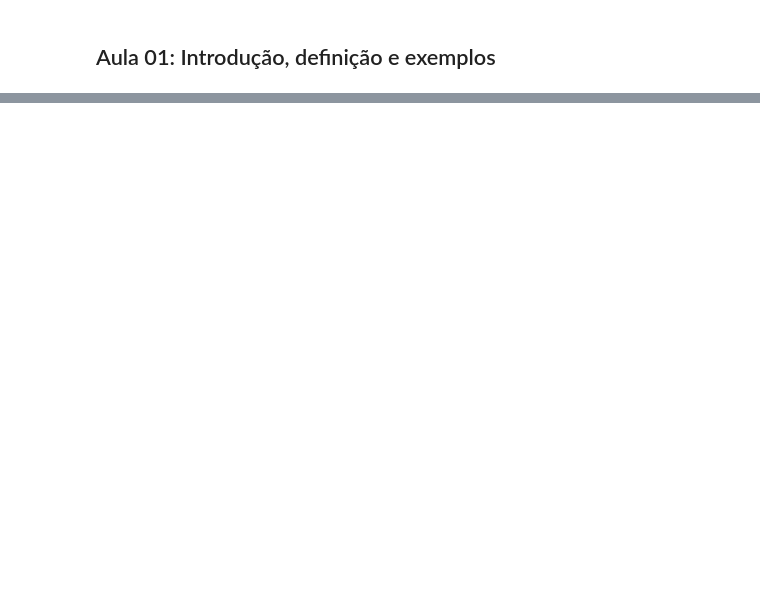
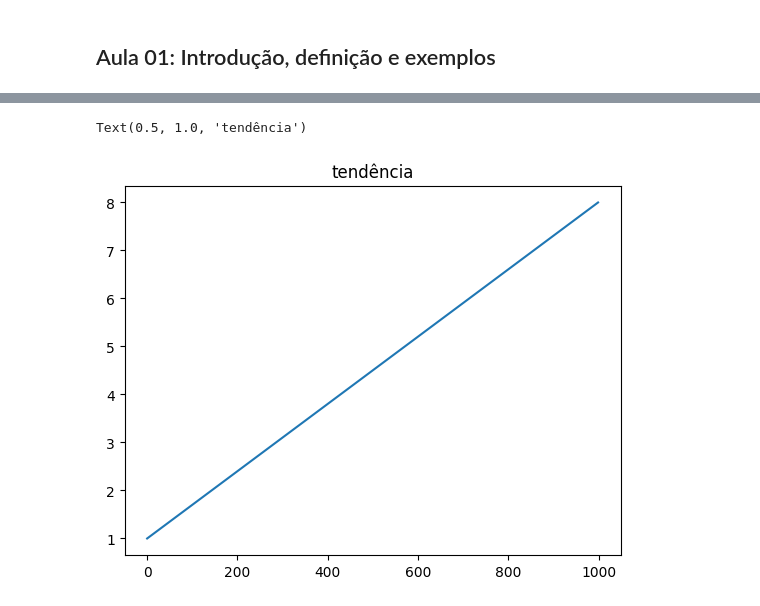
Before and after one commit to keizerzilla/curso-series-temporais, a Jupyter notebook: aula_01.ipynb, the cells around one changed output, grey strips where cells are left out. Cells and saved outputs as stored; diff of their text form; code cells hidden in the pictures; blank space fills up the shorter version.

```diff
--- a/aula_01.ipynb
+++ b/aula_01.ipynb
@@ -32,0 +61,8 @@
+# %%
+T = np.linspace(1, 8, 1000)
+# %%
+plt.plot(T)
+plt.title("tendência")
+# %% [output]
+Text(0.5, 1.0, 'tendência')
+[figure, added]
```
Also changed, not shown: parts of 15 cells of this notebook, 2 other files.
